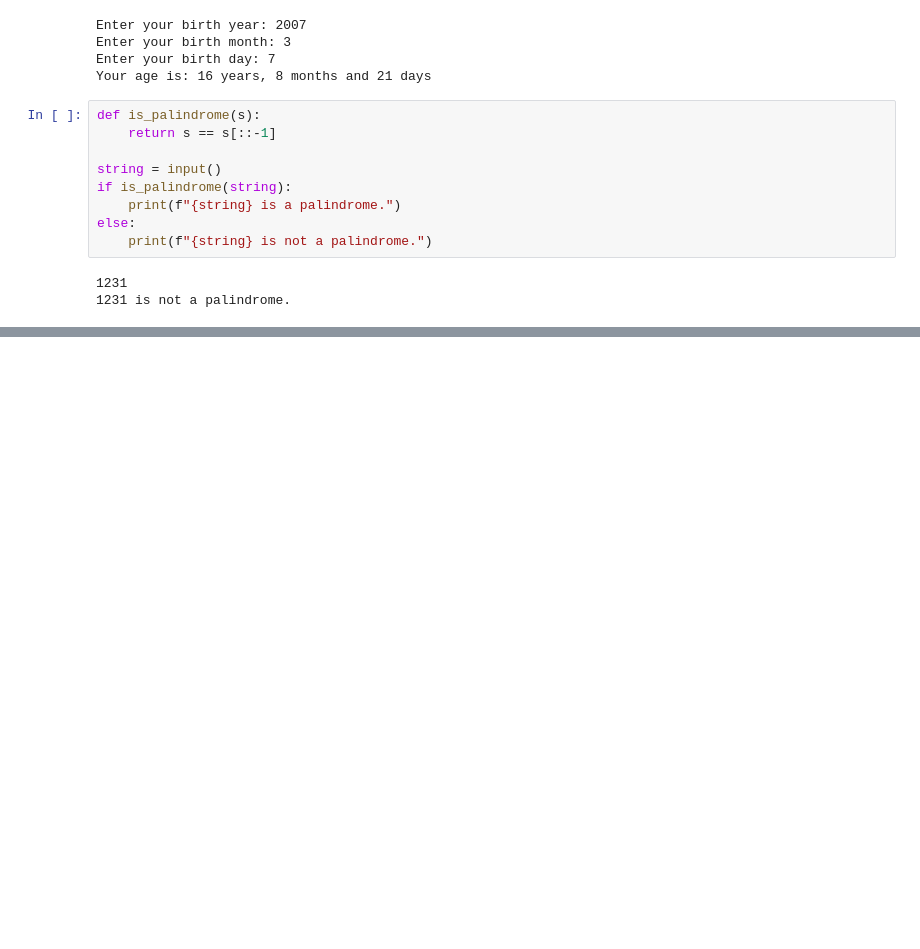
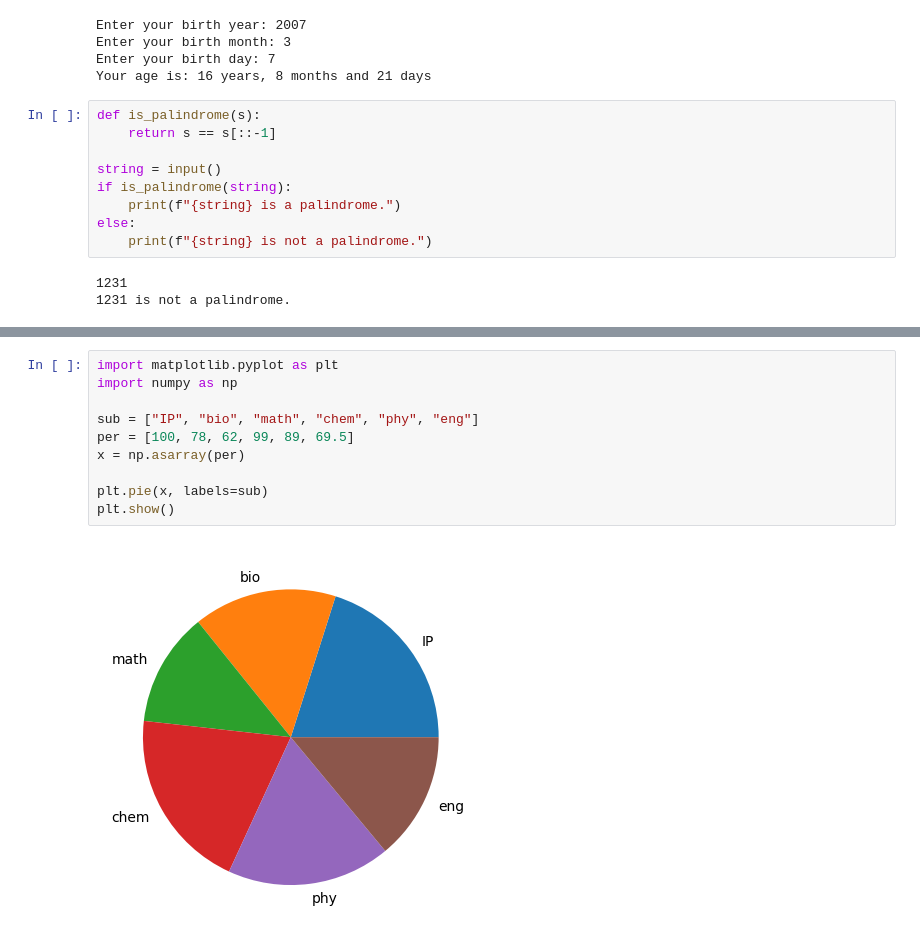
Before and after one commit to Swayamswapnila/Python, a Jupyter notebook: python_py.ipynb, the cells around one changed output, grey strips where cells are left out. Saved outputs shown, nothing was run; the diff lists cells and outputs as text; blank space fills up the shorter version.

```diff
--- a/python_py.ipynb
+++ b/python_py.ipynb
@@ -303,0 +415,12 @@ Enter a string: 12321
+# %%
+import matplotlib.pyplot as plt
+import numpy as np
+
+sub = ["IP", "bio", "math", "chem", "phy", "eng"]
+per = [100, 78, 62, 99, 89, 69.5]
+x = np.asarray(per)
+
+plt.pie(x, labels=sub)
+plt.show()
+# %% [output]
+[figure, added]
```
Also changed, not shown: parts of 11 cells of this notebook.
